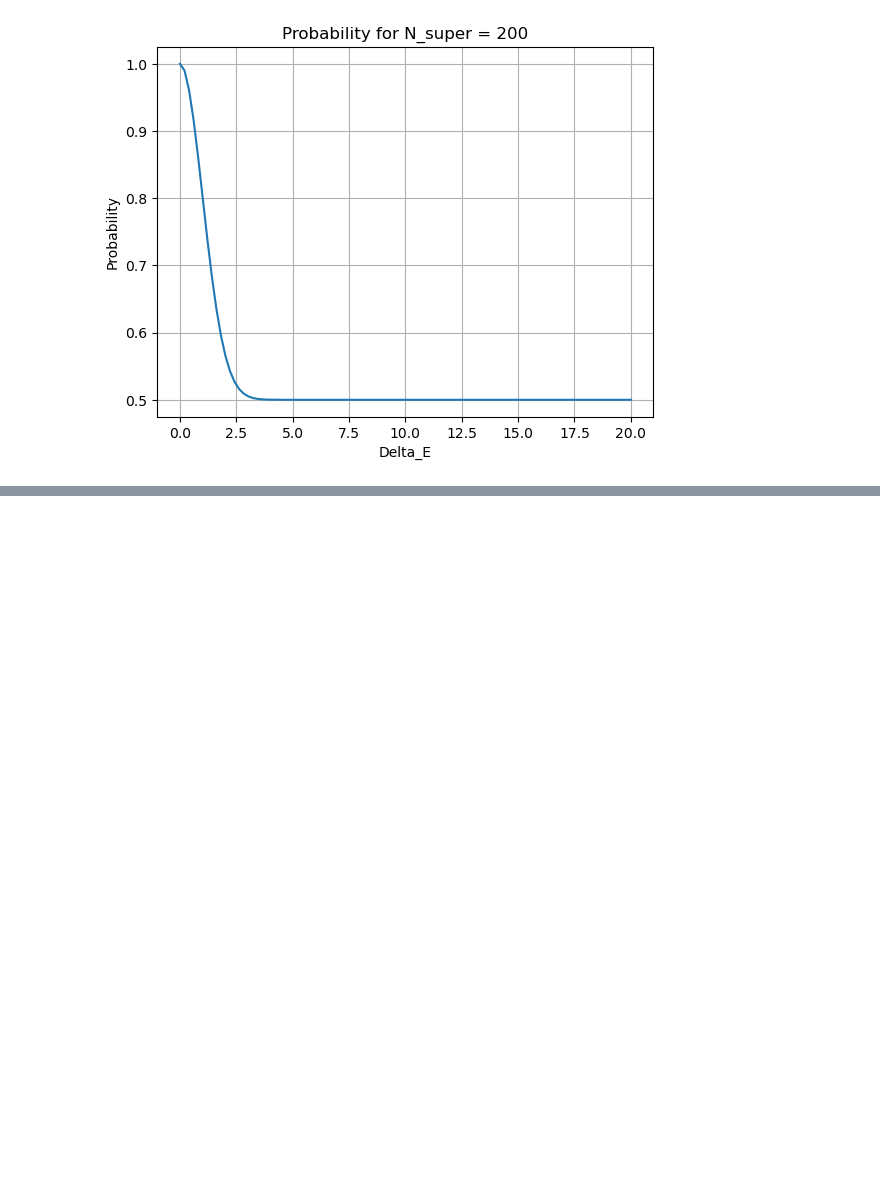
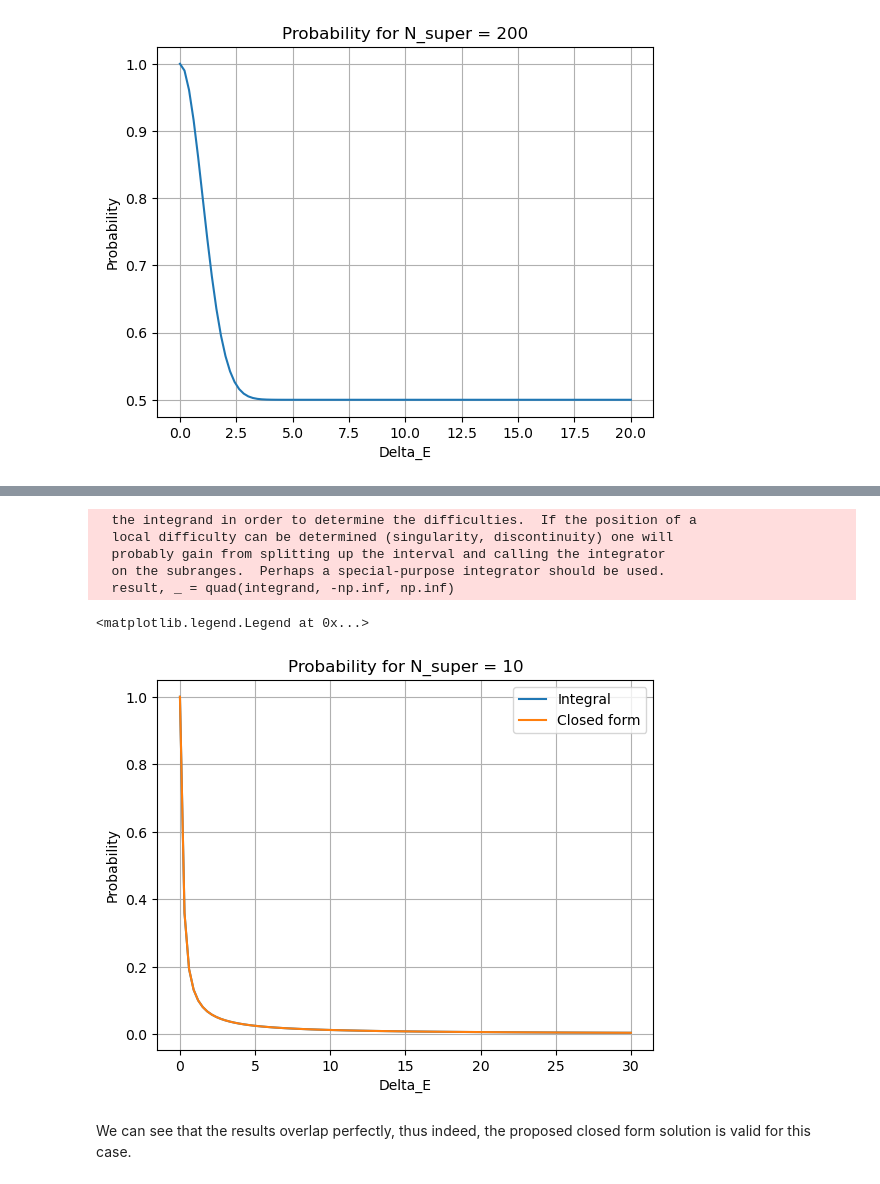
Before and after one commit to OnatAyldz/rodeo_algorithm_frib, a Jupyter notebook: noisecalculator.ipynb, the cells around one changed output, grey strips where cells are left out. Drawn from its saved outputs; the diff is of its cells as text; code cells hidden in the pictures; blank space fills up the shorter version.

Commit message:
Added closed form solution

```diff
--- a/noisecalculator.ipynb
+++ b/noisecalculator.ipynb
@@ -190,0 +195,31 @@ results[-1]
+# %%
+def closed_form_solution(sigma, N_super, DE_values):
+    results = []
+    for DE in DE_values:
+        result = sum((1 / 2**(2 * N_super - 1)) *(2**N_super - n) *
+            np.exp(-((DE**2) * sigma**2 * n**2) / (2**(2 * N_super - 1)))for n in range(2**N_super + 1)) - (1 / 2**N_super)
+        results.append(result)
+    return np.array(results)
+
+N_super = 10
+DE_values = np.linspace(0, 30, 100)
+results1 = obtain_probabilities(10, N_super, DE_values)
+results2 = closed_form_solution(10, N_super, DE_values)
+
+plt.grid()
+plt.plot(DE_values, results1, label = 'Integral')
+plt.plot(DE_values, results2, label = 'Closed form')
+plt.xlabel("Delta_E")
+plt.ylabel("Probability")
+plt.title(fr"Probability for N_super = {N_super}")
+plt.legend()
+# %% [output]
+  the integrand in order to determine the difficulties.  If the position of a
+  local difficulty can be determined (singularity, discontinuity) one will
+  probably gain from splitting up the interval and calling the integrator
+  on the subranges.  Perhaps a special-purpose integrator should be used.
+  result, _ = quad(integrand, -np.inf, np.inf)
+<matplotlib.legend.Legend at 0x...>
+[figure, added]
+# %% [markdown]
+We can see that the results overlap perfectly, thus indeed, the proposed closed form solution is valid for this case.
```
Also changed, not shown: parts of 3 cells of this notebook.
